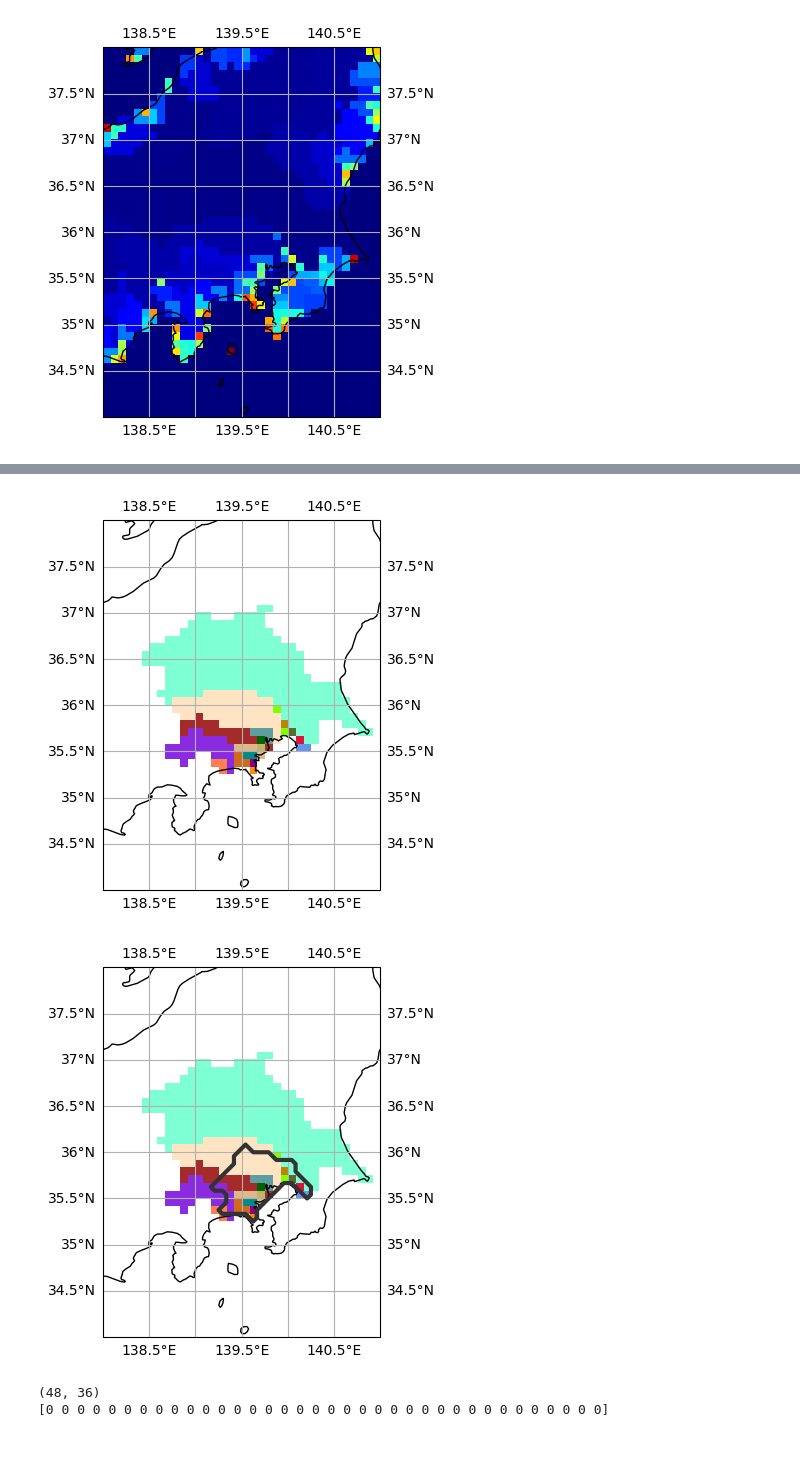
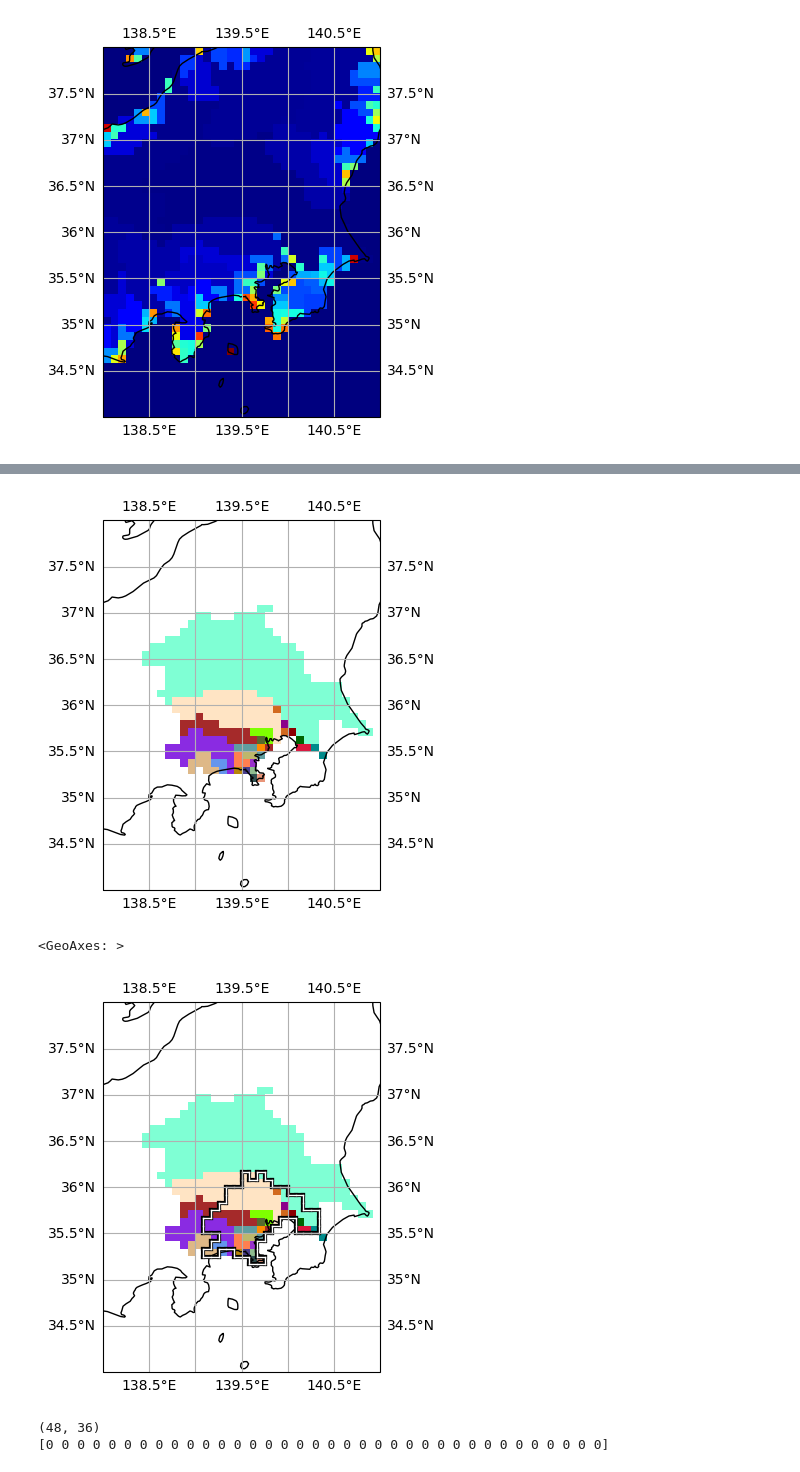
Before and after one commit to HalKiyo/h08_urban, a Jupyter notebook: region/pre/tokyo/lndmask_tokyo.ipynb, the cells around one changed output, grey strips where cells are left out. Drawn from its saved outputs; the diff is of its cells as text; code cells hidden in the pictures.

```diff
--- a/region/pre/tokyo/lndmask_tokyo.ipynb
+++ b/region/pre/tokyo/lndmask_tokyo.ipynb
@@ -78,7 +143,6 @@ tag = '.tk5'
 city_num = 1
 #
 resolution = 12
-POP='gpw4'
 #
 SUF = '.gl5'
 dtype = 'float32'
@@ -103,7 +167,8 @@ savedir = f"/mnt/c/Users/tsimk/Downloads/dotfiles/h08/region"
 #
 rivnum_path = f"{loaddir}/dat/riv_num_/rivnum.CAMA{SUF}"
 maskpath = f"{loaddir}/dat/lnd_msk_/lndmask.CAMA{SUF}"
-ctymsk_path =f"{loaddir}/dat/cty_msk_/{POP}/city_{city_num:08}{SUF}"
+#ctymsk_path =f"{loaddir}/dat/cty_msk_/gpw4/city_{city_num:08}{SUF}"
+ctymsk_path =f"{loaddir}/dat/vld_cty_/city_{city_num:08}{SUF}"
 # %%
 #
 rivnum = np.fromfile(rivnum_path, dtype=dtype)
@@ -188,17 +254,19 @@ ax.gridlines(draw_labels=True)
 im = ax.imshow(indexed_rivnum_unique, extent=img_extent, transform=projection,
                vmin=-1, vmax=num_colors, cmap=cmap)
 # %% [output]
-[figure, old version]
+[figure, new version]
 # %%
 fig = plt.figure()
 ax = plt.subplot(projection=projection)
 ax.coastlines()
 ax.gridlines(draw_labels=True)
 im = ax.imshow(indexed_rivnum_unique, extent=img_extent, transform=projection,
                vmin=-1, vmax=num_colors, cmap=cmap)
-msk = ax.contour(citymask_cropped, levels=[0.5], colors='#333333', linewidths=3, origin='upper', extent=img_extent, transform=projection, zorder=10)
+#msk = ax.contour(citymask_cropped, levels=[0.5], colors='#333333', linewidths=3, origin='upper', extent=img_extent, transform=projection, zorder=10)
+draw_mask_sotowaku(img_extent, citymask_cropped, ax=ax, sotowaku_color='black')
 # %% [output]
+<GeoAxes: >
-[figure, old version]
+[figure, new version]
 # %%
 # 0-1 binary land mask file for only 5basins
 rivnum_unique_filled = rivnum_unique.filled(0)
```
Also changed, not shown: parts of 4 cells of this notebook, 2 other files.
